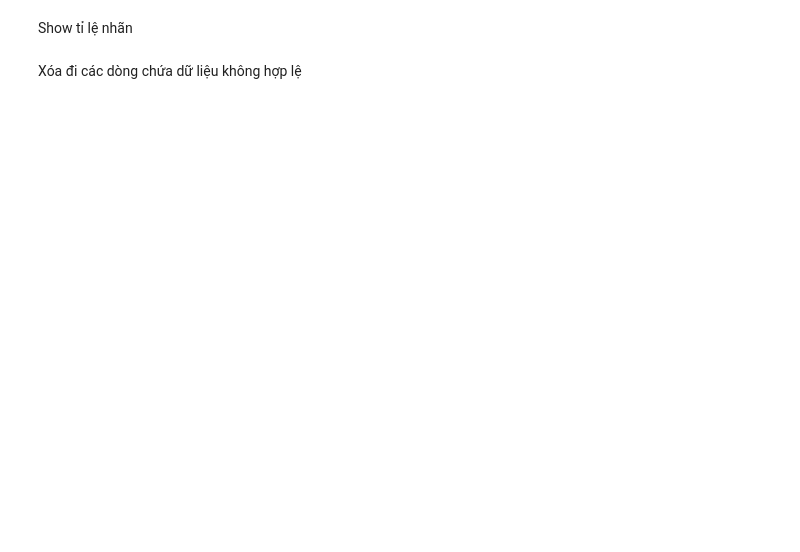
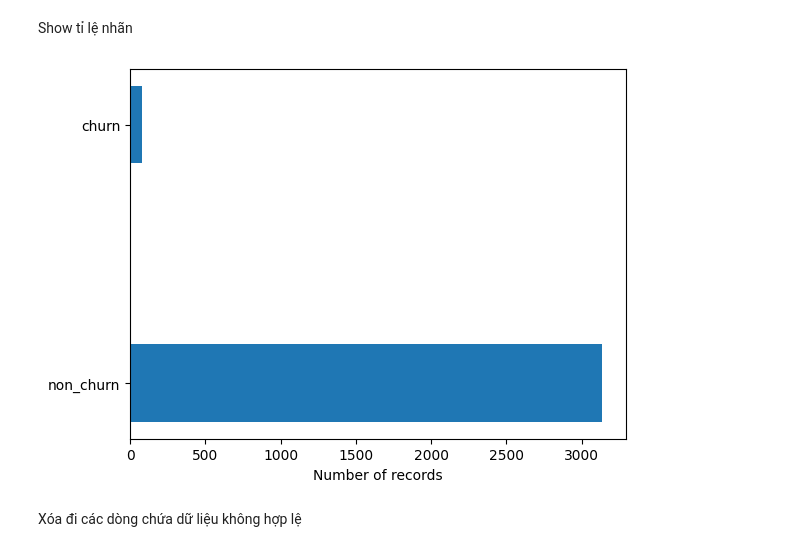
Before and after one commit to Toshiiiii1/churn_prediction, a Jupyter notebook: main.ipynb, the cells around one changed output. Saved outputs shown, nothing was run; the diff lists cells and outputs as text; code cells hidden in the pictures; blank space fills up the shorter version.

```diff
--- a/main.ipynb
+++ b/main.ipynb
@@ -17,5 +17,5 @@ from imblearn.over_sampling import SMOTE
 # %% [markdown]
 Đọc dữ liệu và show thông tin
 # %%
-df = pd.read_csv('customer-v2.csv')
+df = pd.read_csv('customer-train.csv')
 print(df.info())
@@ -23,8 +41,11 @@ print(df.info())
 Show tỉ lệ nhãn
 # %%
 label_value, count = np.unique(df['THANHLY'], return_counts=True)
-plt.bar(['churn', 'non_churn'], count)
+plt.barh(['non_churn', 'churn'], count, height=0.3)
+plt.xlabel("Number of records")
 plt.show()
+# %% [output]
+[figure, added]
 # %% [markdown]
 Xóa đi các dòng chứa dữ liệu không hợp lệ
 # %%
```
Also changed, not shown: parts of 19 cells of this notebook, 2 other files.
